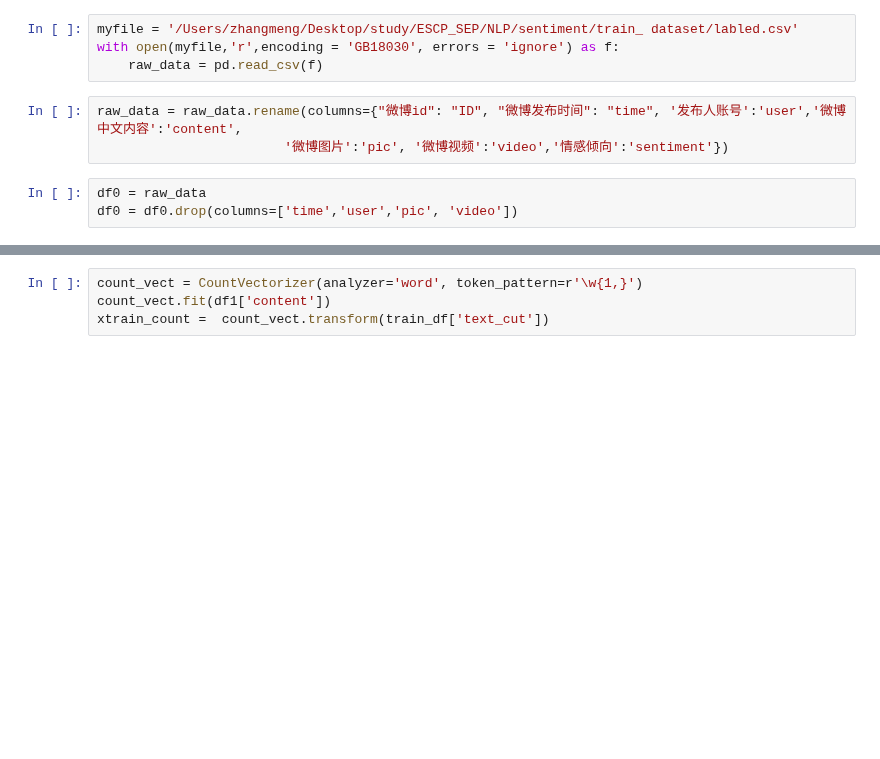
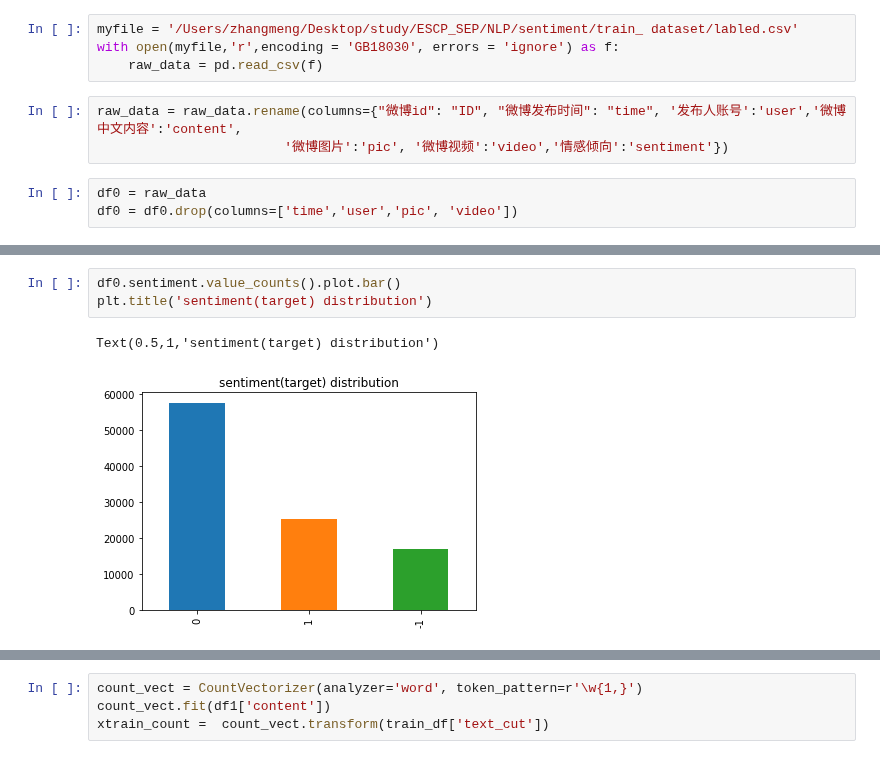
Before and after one commit to LakiLiu/Covid-19-Analysis, a Jupyter notebook: meng_prepare.ipynb, the cells around one changed output, grey strips where cells are left out. Drawn from its saved outputs; the diff is of its cells as text; blank space fills up the shorter version.

```diff
--- a/meng_prepare.ipynb
+++ b/meng_prepare.ipynb
@@ -17,0 +31,6 @@ df0['content'] = df0['content'].astype(str).apply(lambda x : x.replace("展开
+# %%
+df0.sentiment.value_counts().plot.bar()
+plt.title('sentiment(target) distribution')
+# %% [output]
+Text(0.5,1,'sentiment(target) distribution')
+[figure, added]
```
Also changed, not shown: parts of 20 cells of this notebook.
